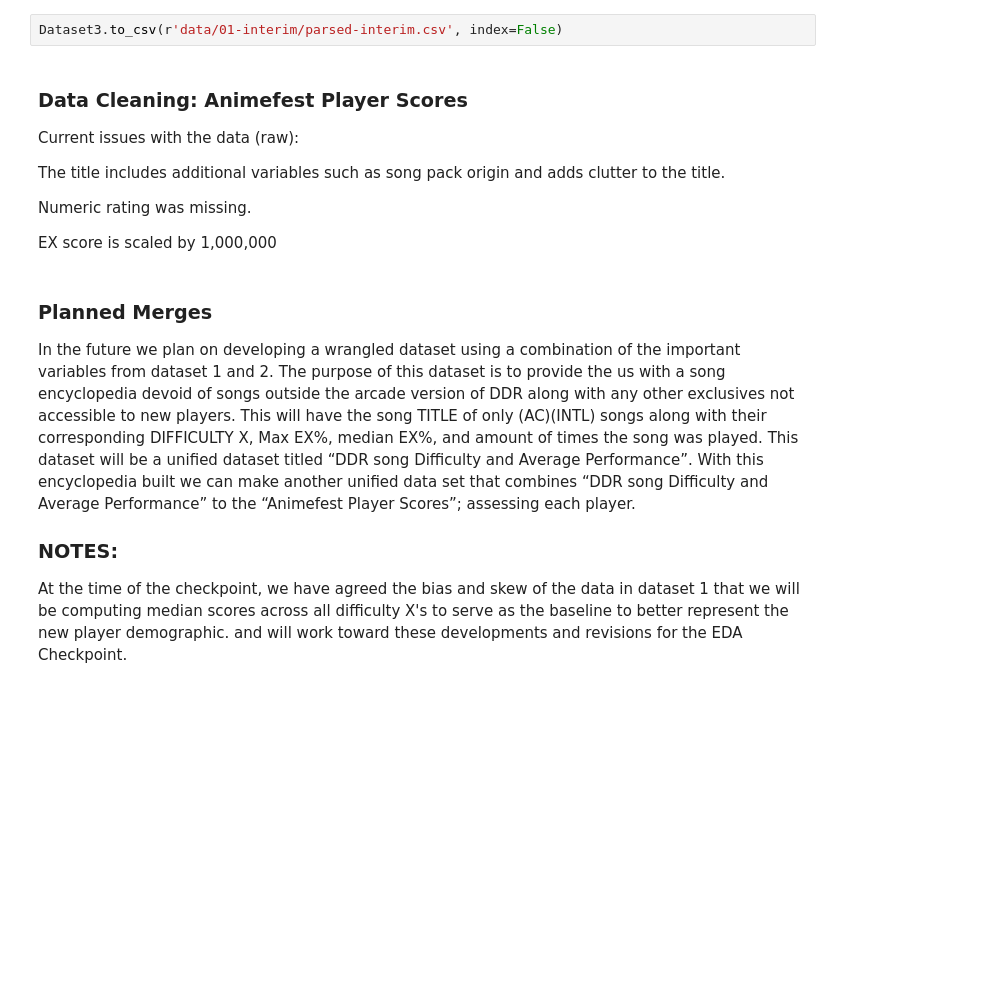
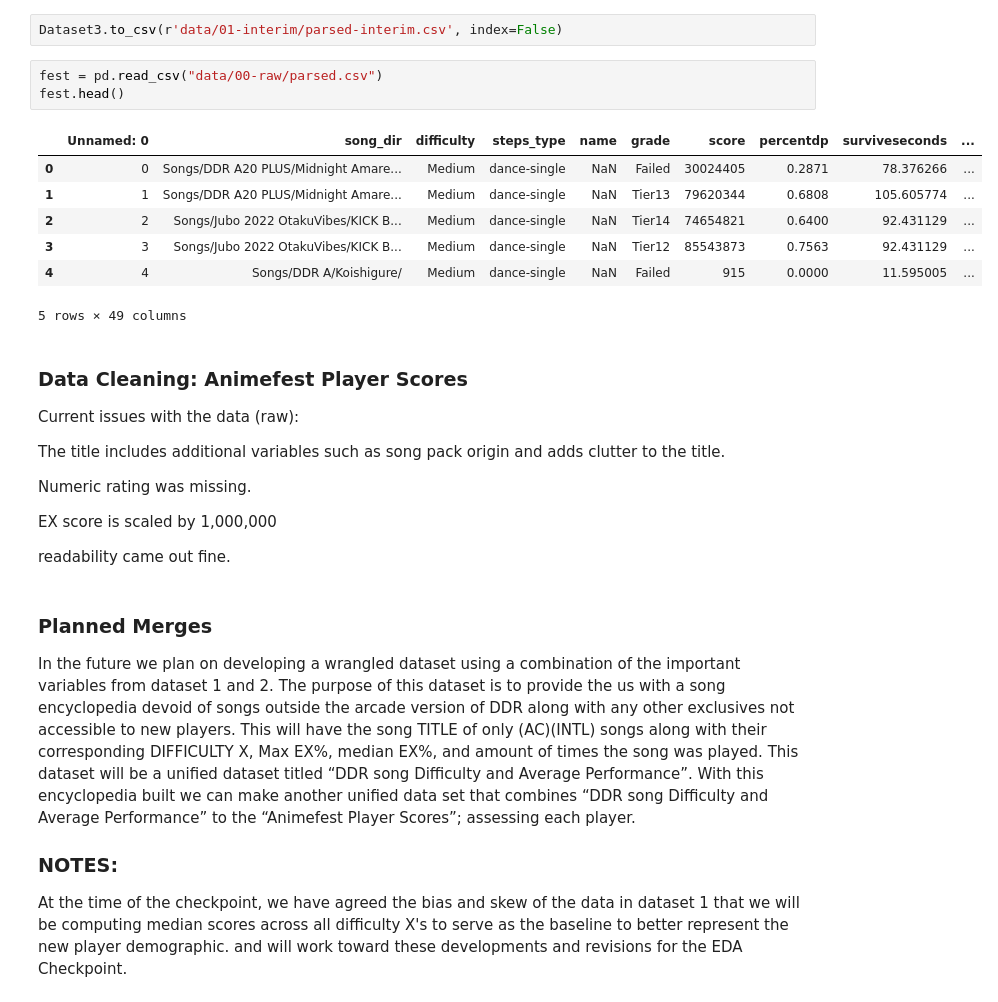
Before and after one commit to COGS108/Group051_WI26, a Jupyter notebook: 01-DataCheckpoint.ipynb, the cells around one changed output. Drawn from its saved outputs; the diff is of its cells as text; blank space fills up the shorter version.

Commit message:
Data
x

```diff
--- a/01-DataCheckpoint.ipynb
+++ b/01-DataCheckpoint.ipynb
@@ -495,6 +533,17 @@ Rows flagged (>= 3 columns extreme): 6
 Based on these results we can say that we may have a couple outliers in this dataset. Now we can send our cleaned and tidied dataset to the interim folder.
 # %%
 Dataset3.to_csv(r'data/01-interim/parsed-interim.csv', index=False)
+# %%
+fest = pd.read_csv("data/00-raw/parsed.csv")
+fest.head()
+# %% [output]
+|  | Unnamed: 0 | song_dir | difficulty | steps_type | name | grade | score | percentdp | surviveseconds | ... |
+| 0 | 0 | Songs/DDR A20 PLUS/Midnight Amare... | Medium | dance-single | NaN | Failed | 30024405 | 0.2871 | 78.376266 | ... |
+| 1 | 1 | Songs/DDR A20 PLUS/Midnight Amare... | Medium | dance-single | NaN | Tier13 | 79620344 | 0.6808 | 105.605774 | ... |
+| 2 | 2 | Songs/Jubo 2022 OtakuVibes/KICK B... | Medium | dance-single | NaN | Tier14 | 74654821 | 0.6400 | 92.431129 | ... |
+| 3 | 3 | Songs/Jubo 2022 OtakuVibes/KICK B... | Medium | dance-single | NaN | Tier12 | 85543873 | 0.7563 | 92.431129 | ... |
+| 4 | 4 | Songs/DDR A/Koishigure/ | Medium | dance-single | NaN | Failed | 915 | 0.0000 | 11.595005 | ... |
+5 rows × 49 columns
 # %% [markdown]
 ### Data Cleaning: Animefest Player Scores
 
@@ -505,6 +554,8 @@ Current issues with the data (raw):
 Numeric rating was missing.
 
 EX score is scaled by 1,000,000
+
+readability came out fine.
 # %% [markdown]
 ### Planned Merges
 
```
Also changed, not shown: parts of 4 cells of this notebook.
